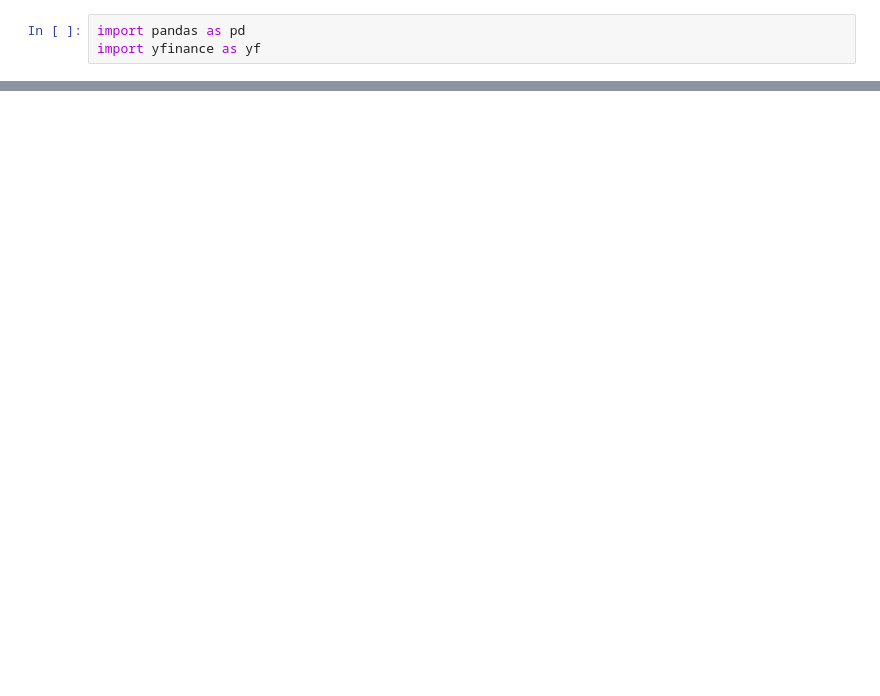
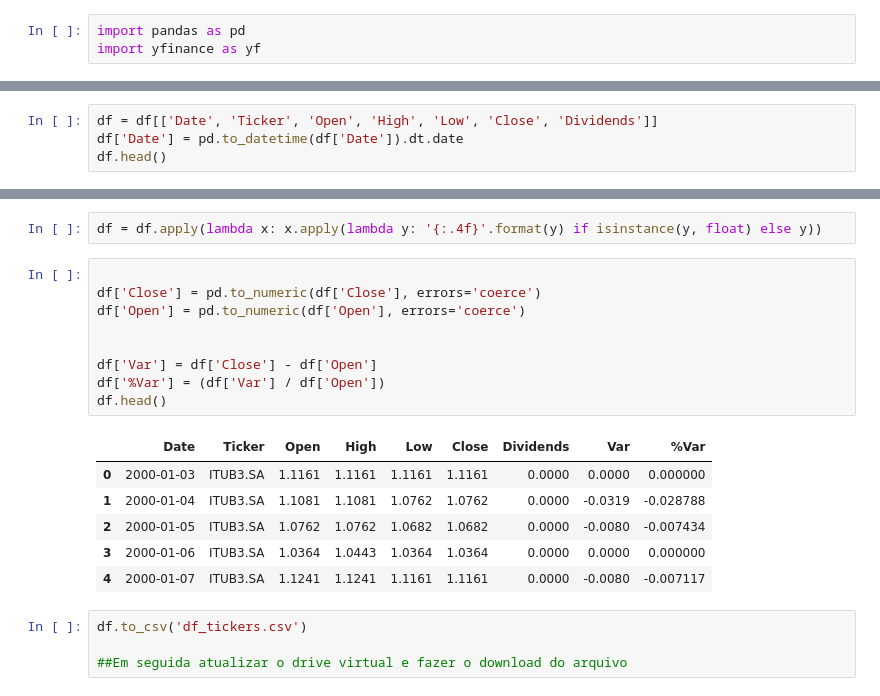
Before and after one commit to FabricioCruzDev/DashTickers, a Jupyter notebook: DashTikers.ipynb, the cells around one changed output, grey strips where cells are left out. Cells and saved outputs as stored; diff of their text form; blank space fills up the shorter version.

```diff
--- a/DashTikers.ipynb
+++ b/DashTikers.ipynb
@@ -76,0 +85,4 @@ df.to_csv('df_tickers.csv')
+# %%
+df = df[['Date', 'Ticker', 'Open', 'High', 'Low', 'Close', 'Dividends']]
+df['Date'] = pd.to_datetime(df['Date']).dt.date
+df.head()
@@ -76,0 +141,22 @@ df.to_csv('df_tickers.csv')
+# %%
+df = df.apply(lambda x: x.apply(lambda y: '{:.4f}'.format(y) if isinstance(y, float) else y))
+# %%
+
+df['Close'] = pd.to_numeric(df['Close'], errors='coerce')
+df['Open'] = pd.to_numeric(df['Open'], errors='coerce')
+
+
+df['Var'] = df['Close'] - df['Open']
+df['%Var'] = (df['Var'] / df['Open'])
+df.head()
+# %% [output]
+|  | Date | Ticker | Open | High | Low | Close | Dividends | Var | %Var |
+| 0 | 2000-01-03 | ITUB3.SA | 1.1161 | 1.1161 | 1.1161 | 1.1161 | 0.0000 | 0.0000 | 0.000000 |
+| 1 | 2000-01-04 | ITUB3.SA | 1.1081 | 1.1081 | 1.0762 | 1.0762 | 0.0000 | -0.0319 | -0.028788 |
+| 2 | 2000-01-05 | ITUB3.SA | 1.0762 | 1.0762 | 1.0682 | 1.0682 | 0.0000 | -0.0080 | -0.007434 |
+| 3 | 2000-01-06 | ITUB3.SA | 1.0364 | 1.0443 | 1.0364 | 1.0364 | 0.0000 | 0.0000 | 0.000000 |
+| 4 | 2000-01-07 | ITUB3.SA | 1.1241 | 1.1241 | 1.1161 | 1.1161 | 0.0000 | -0.0080 | -0.007117 |
+# %%
+df.to_csv('df_tickers.csv')
+
+##Em seguida atualizar o drive virtual e fazer o download do arquivo
```
Also changed, not shown: parts of 17 cells of this notebook.
